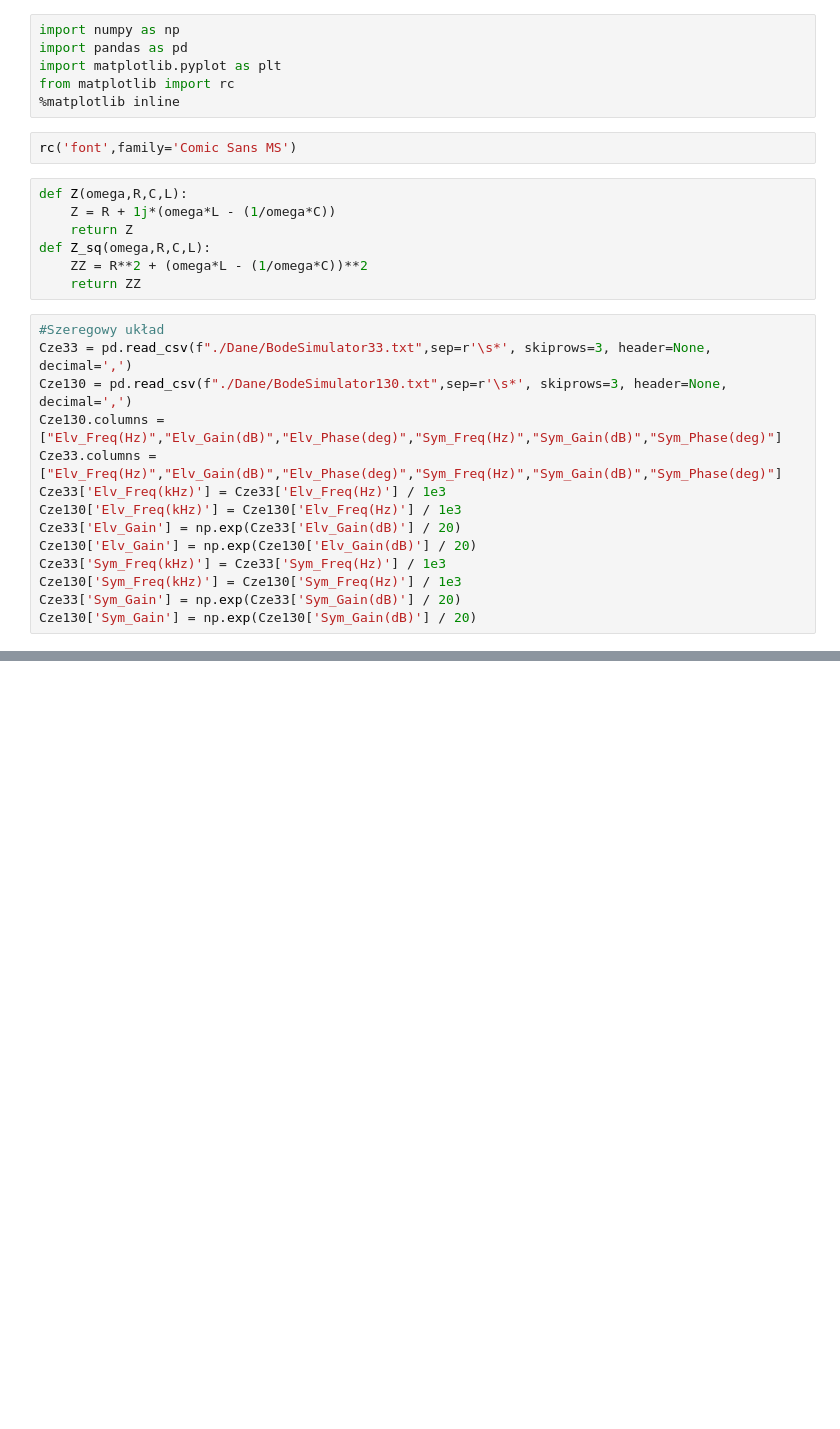
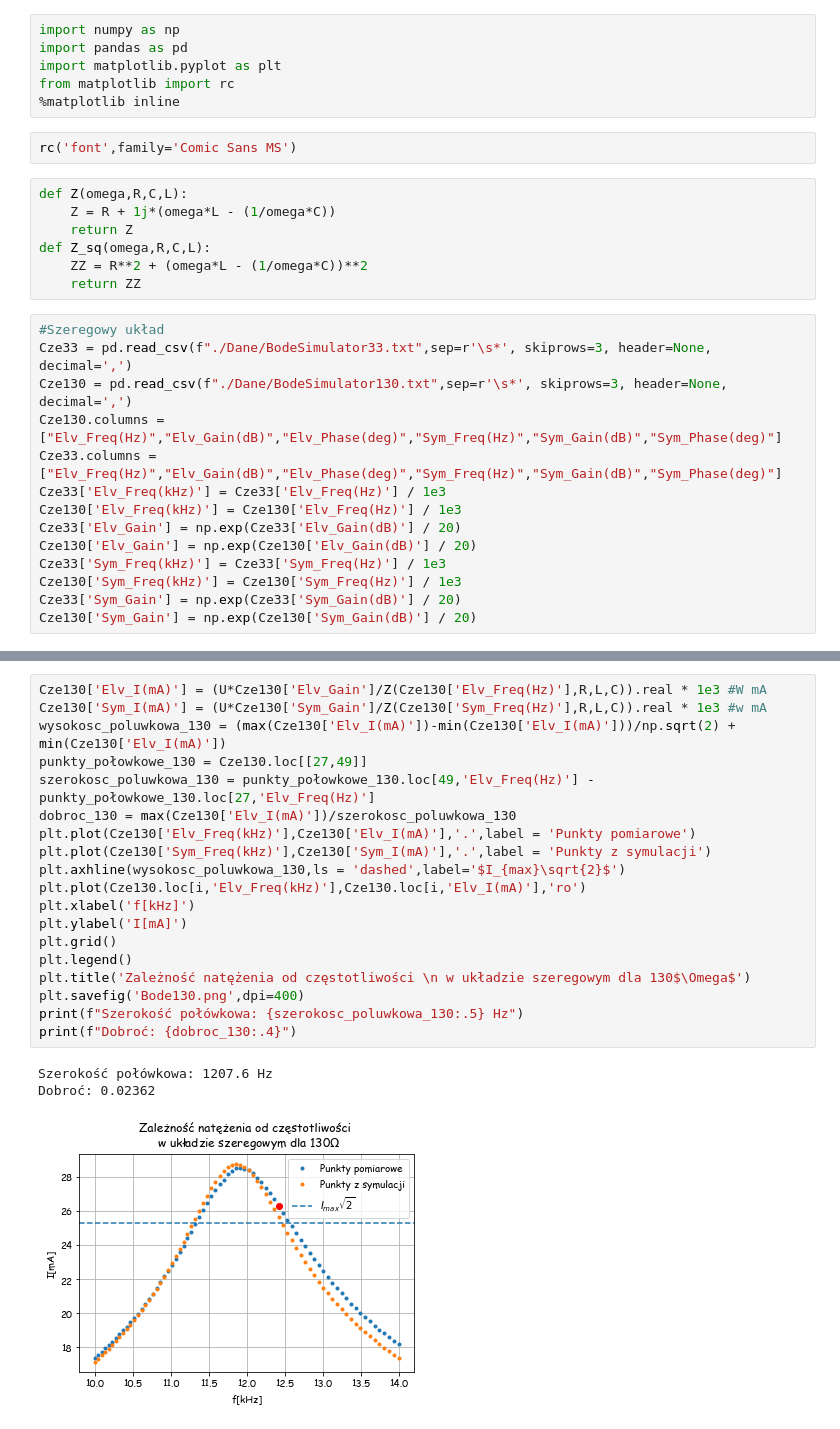
Before and after one commit to MarikinPaulina/EwEF, a Jupyter notebook: 02-Waleczny_Wrobel/Waleczny_wrobel.ipynb, the cells around one changed output, grey strips where cells are left out. Drawn from its saved outputs; the diff is of its cells as text; blank space fills up the shorter version.

```diff
--- a/02-Waleczny_Wrobel/Waleczny_wrobel.ipynb
+++ b/02-Waleczny_Wrobel/Waleczny_wrobel.ipynb
@@ -29,0 +64,23 @@ Cze130['Sym_Gain'] = np.exp(Cze130['Sym_Gain(dB)'] / 20)
+# %%
+Cze130['Elv_I(mA)'] = (U*Cze130['Elv_Gain']/Z(Cze130['Elv_Freq(Hz)'],R,L,C)).real * 1e3 #W mA
+Cze130['Sym_I(mA)'] = (U*Cze130['Sym_Gain']/Z(Cze130['Sym_Freq(Hz)'],R,L,C)).real * 1e3 #w mA
+wysokosc_poluwkowa_130 = (max(Cze130['Elv_I(mA)'])-min(Cze130['Elv_I(mA)']))/np.sqrt(2) + min(Cze130['Elv_I(mA)'])
+punkty_połowkowe_130 = Cze130.loc[[27,49]]
+szerokosc_poluwkowa_130 = punkty_połowkowe_130.loc[49,'Elv_Freq(Hz)'] - punkty_połowkowe_130.loc[27,'Elv_Freq(Hz)']
+dobroc_130 = max(Cze130['Elv_I(mA)'])/szerokosc_poluwkowa_130
+plt.plot(Cze130['Elv_Freq(kHz)'],Cze130['Elv_I(mA)'],'.',label = 'Punkty pomiarowe')
+plt.plot(Cze130['Sym_Freq(kHz)'],Cze130['Sym_I(mA)'],'.',label = 'Punkty z symulacji')
+plt.axhline(wysokosc_poluwkowa_130,ls = 'dashed',label='$I_{max}\sqrt{2}$')
+plt.plot(Cze130.loc[i,'Elv_Freq(kHz)'],Cze130.loc[i,'Elv_I(mA)'],'ro')
+plt.xlabel('f[kHz]')
+plt.ylabel('I[mA]')
+plt.grid()
+plt.legend()
+plt.title('Zależność natężenia od częstotliwości \n w układzie szeregowym dla 130$\Omega$')
+plt.savefig('Bode130.png',dpi=400)
+print(f"Szerokość połówkowa: {szerokosc_poluwkowa_130:.5} Hz")
+print(f"Dobroć: {dobroc_130:.4}")
+# %% [output]
+Szerokość połówkowa: 1207.6 Hz
+Dobroć: 0.02362
+[figure, added]
```
Also changed, not shown: parts of 3 cells of this notebook, 2 other files.
